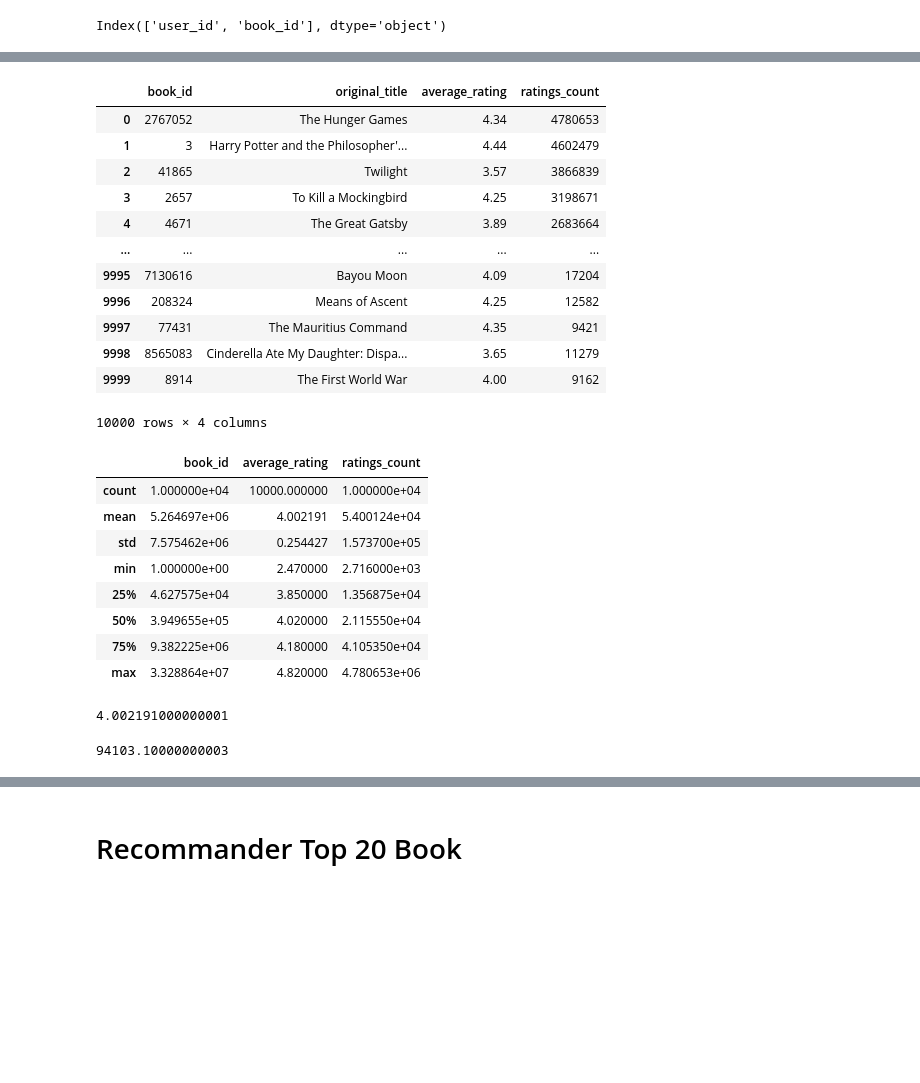
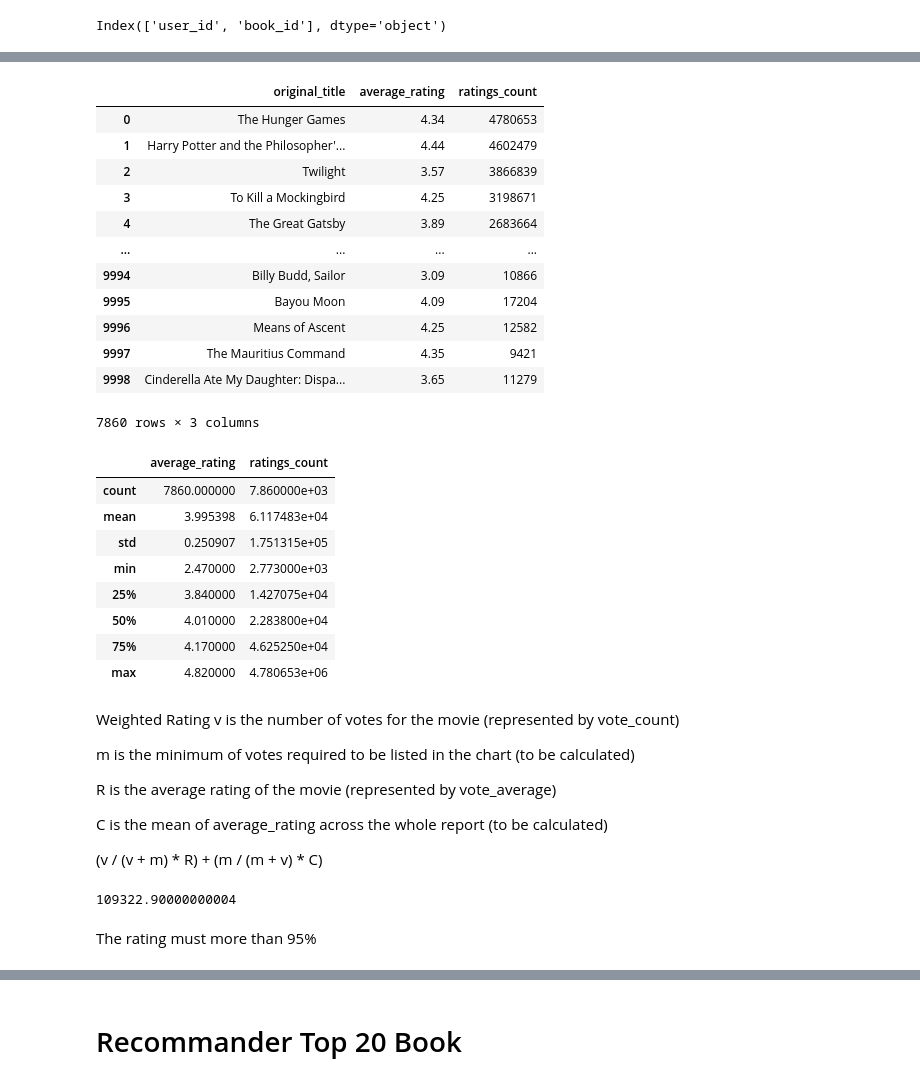
Before and after one commit to frank1176/AI_assignment, a Jupyter notebook: Simple/Simple.ipynb, the cells around one changed output, grey strips where cells are left out. Drawn from its saved outputs; the diff is of its cells as text; code cells hidden in the pictures; blank space fills up the shorter version.

```diff
--- a/Simple/Simple.ipynb
+++ b/Simple/Simple.ipynb
@@ -80,0 +87,3 @@ Index(['user_id', 'book_id'], dtype='object')
+# %%
+books = books.dropna()
+books = books.drop(columns=['image_url', 'small_image_url'])
@@ -80,0 +94,2 @@ Index(['user_id', 'book_id'], dtype='object')
+# %%
+books['original_publication_year'] = books['original_publication_year'].fillna(-1).apply(lambda x: int(x) if x != -1 else -1)
@@ -102,39 +185,40 @@ books.sort_values(by = ['average_rating', 'ratings_count',
 # %%
-df_book = books[['book_id','original_title', 'average_rating', 'ratings_count']]
+df_book = books[['original_title', 'average_rating', 'ratings_count']]
 df_book
 # %% [output]
-|  | book_id | original_title | average_rating | ratings_count |
-| 0 | 2767052 | The Hunger Games | 4.34 | 4780653 |
-| 1 | 3 | Harry Potter and the Philosopher'... | 4.44 | 4602479 |
-| 2 | 41865 | Twilight | 3.57 | 3866839 |
-| 3 | 2657 | To Kill a Mockingbird | 4.25 | 3198671 |
-| 4 | 4671 | The Great Gatsby | 3.89 | 2683664 |
-| ... | ... | ... | ... | ... |
-| 9995 | 7130616 | Bayou Moon | 4.09 | 17204 |
-| 9996 | 208324 | Means of Ascent | 4.25 | 12582 |
-| 9997 | 77431 | The Mauritius Command | 4.35 | 9421 |
-| 9998 | 8565083 | Cinderella Ate My Daughter: Dispa... | 3.65 | 11279 |
-| 9999 | 8914 | The First World War | 4.00 | 9162 |
+|  | original_title | average_rating | ratings_count |
+| 0 | The Hunger Games | 4.34 | 4780653 |
+| 1 | Harry Potter and the Philosopher'... | 4.44 | 4602479 |
+| 2 | Twilight | 3.57 | 3866839 |
+| 3 | To Kill a Mockingbird | 4.25 | 3198671 |
+| 4 | The Great Gatsby | 3.89 | 2683664 |
+| ... | ... | ... | ... |
+| 9994 | Billy Budd, Sailor | 3.09 | 10866 |
+| 9995 | Bayou Moon | 4.09 | 17204 |
+| 9996 | Means of Ascent | 4.25 | 12582 |
+| 9997 | The Mauritius Command | 4.35 | 9421 |
+| 9998 | Cinderella Ate My Daughter: Dispa... | 3.65 | 11279 |
-10000 rows × 4 columns
+7860 rows × 3 columns
 # %%
 df_book.describe()
 # %% [output]
-|  | book_id | average_rating | ratings_count |
-| count | 1.000000e+04 | 10000.000000 | 1.000000e+04 |
-| mean | 5.264697e+06 | 4.002191 | 5.400124e+04 |
-| std | 7.575462e+06 | 0.254427 | 1.573700e+05 |
-| min | 1.000000e+00 | 2.470000 | 2.716000e+03 |
-| 25% | 4.627575e+04 | 3.850000 | 1.356875e+04 |
-| 50% | 3.949655e+05 | 4.020000 | 2.115550e+04 |
-| 75% | 9.382225e+06 | 4.180000 | 4.105350e+04 |
-| max | 3.328864e+07 | 4.820000 | 4.780653e+06 |
+|  | average_rating | ratings_count |
+| count | 7860.000000 | 7.860000e+03 |
+| mean | 3.995398 | 6.117483e+04 |
+| std | 0.250907 | 1.751315e+05 |
+| min | 2.470000 | 2.773000e+03 |
+| 25% | 3.840000 | 1.427075e+04 |
+| 50% | 4.010000 | 2.283800e+04 |
+| 75% | 4.170000 | 4.625250e+04 |
+| max | 4.820000 | 4.780653e+06 |
-# %%
-C = df_book['average_rating'].mean()
-C
-# %% [output]
-4.002191000000001
-# %%
-m = df_book['ratings_count'].quantile(0.90)
-m
-# %% [output]
-94103.10000000003
+# %% [markdown]
+Weighted Rating
+v is the number of votes for the movie (represented by vote_count)
+
+m is the minimum of votes required to be listed in the chart (to be calculated)
+
+R is the average rating of the movie (represented by vote_average)
+
+C is the mean of average_rating across the whole report (to be calculated)
+
+(v / (v + m) * R) + (m / (m + v) * C)
@@ -141,2 +238,8 @@ m
+# %%
+m
+# %% [output]
+109322.90000000004
+# %% [markdown]
+The rating must more than 95%
 # %%
 # Extract all qualified movies into a new DataFrame
```
Also changed, not shown: parts of 45 cells of this notebook.
